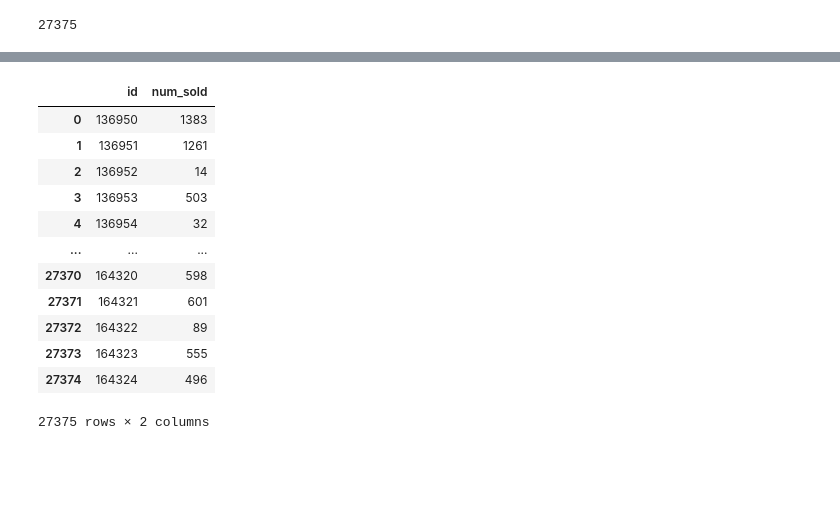
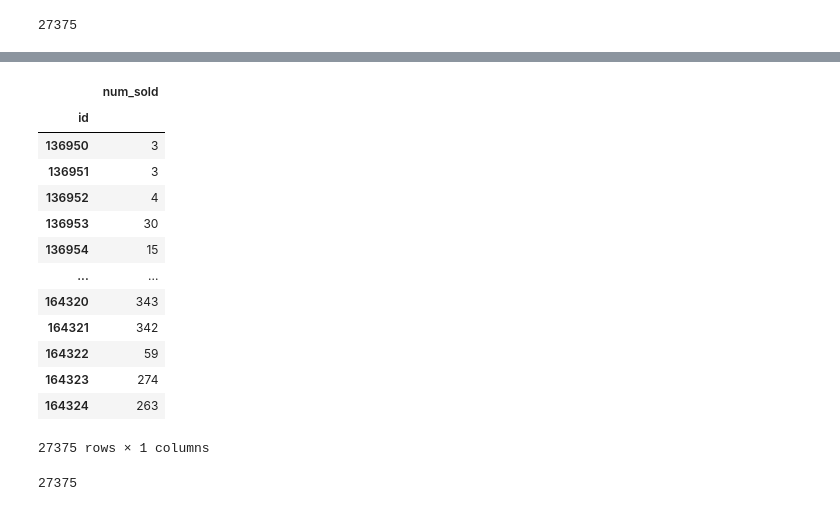
Before and after one commit to realshaktigupta/ML-Projects, a Jupyter notebook: forecasting-competition.ipynb, the cells around one changed output, grey strips where cells are left out. Saved outputs shown, nothing was run; the diff lists cells and outputs as text; code cells hidden in the pictures; blank space fills up the shorter version.

Commit message:
Kaggle Notebook | Forecasting Competition  | Version 15

```diff
--- a/forecasting-competition.ipynb
+++ b/forecasting-competition.ipynb
@@ -369,19 +481,24 @@ submission
 27375 rows × 1 columns
 # %%
-pd.read_csv("/kaggle/working/submission.csv")
+pd.read_csv("/kaggle/working/submission.csv",index_col='id')
 # %% [output]
-|  | id | num_sold |
-| 0 | 136950 | 1383 |
-| 1 | 136951 | 1261 |
-| 2 | 136952 | 14 |
-| 3 | 136953 | 503 |
-| 4 | 136954 | 32 |
-| ... | ... | ... |
-| 27370 | 164320 | 598 |
-| 27371 | 164321 | 601 |
-| 27372 | 164322 | 89 |
-| 27373 | 164323 | 555 |
-| 27374 | 164324 | 496 |
+|  | num_sold |
+| id |  |
+| 136950 | 3 |
+| 136951 | 3 |
+| 136952 | 4 |
+| 136953 | 30 |
+| 136954 | 15 |
+| ... | ... |
+| 164320 | 343 |
+| 164321 | 342 |
+| 164322 | 59 |
+| 164323 | 274 |
+| 164324 | 263 |
-27375 rows × 2 columns
+27375 rows × 1 columns
+# %%
+len(submission)
+# %% [output]
+27375
 # %%
 #ensemble or blenders can be a good idea?
```
Also changed, not shown: parts of 23 cells of this notebook.
